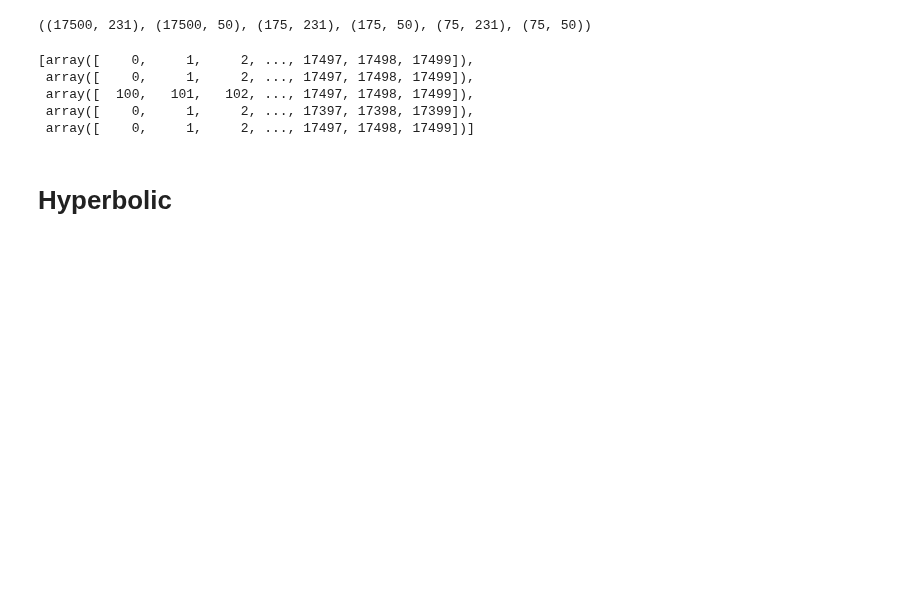
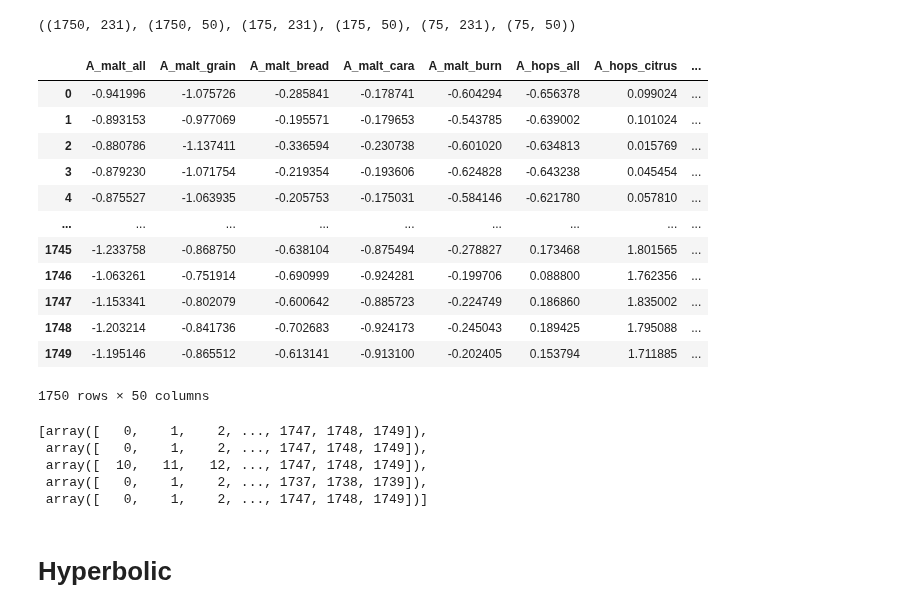
Before and after one commit to Rory-Dam/master_thesis, a Jupyter notebook: beer/general_param_search.ipynb, the cells around one changed output. Cells and saved outputs as stored; diff of their text form; code cells hidden in the pictures; blank space fills up the shorter version.

Commit message:
beer stuff

```diff
--- a/beer/general_param_search.ipynb
+++ b/beer/general_param_search.ipynb
@@ -23,8 +23,8 @@ import sys
 sys.path.append('../')
 import util
 # %%
-df_train_X = pd.read_csv('../data/beer_features_train_samples.csv', index_col=0)
-df_train_y = pd.read_csv('../data/beer_labels_panel_train_samples.csv', index_col=0)
+df_train_X = pd.read_csv('../data/beer_features_train_samples_small.csv', index_col=0)
+df_train_y = pd.read_csv('../data/beer_labels_panel_train_samples_small.csv', index_col=0)
 df_val_X = pd.read_csv('../data/beer_features_train.csv', index_col=0)
 df_val_y = pd.read_csv('../data/beer_labels_panel_train.csv', index_col=0)
 df_test_X = pd.read_csv('../data/beer_features_test.csv', index_col=0)
@@ -39,7 +39,23 @@ test_y = df_test_y.values
 
 train_X.shape, train_y.shape, val_X.shape, val_y.shape, test_X.shape, test_y.shape
 # %% [output]
-((17500, 231), (17500, 50), (175, 231), (175, 50), (75, 231), (75, 50))
+((1750, 231), (1750, 50), (175, 231), (175, 50), (75, 231), (75, 50))
+# %%
+df_train_y
+# %% [output]
+|  | A_malt_all | A_malt_grain | A_malt_bread | A_malt_cara | A_malt_burn | A_hops_all | A_hops_citrus | ... |
+| 0 | -0.941996 | -1.075726 | -0.285841 | -0.178741 | -0.604294 | -0.656378 | 0.099024 | ... |
+| 1 | -0.893153 | -0.977069 | -0.195571 | -0.179653 | -0.543785 | -0.639002 | 0.101024 | ... |
+| 2 | -0.880786 | -1.137411 | -0.336594 | -0.230738 | -0.601020 | -0.634813 | 0.015769 | ... |
+| 3 | -0.879230 | -1.071754 | -0.219354 | -0.193606 | -0.624828 | -0.643238 | 0.045454 | ... |
+| 4 | -0.875527 | -1.063935 | -0.205753 | -0.175031 | -0.584146 | -0.621780 | 0.057810 | ... |
+| ... | ... | ... | ... | ... | ... | ... | ... | ... |
+| 1745 | -1.233758 | -0.868750 | -0.638104 | -0.875494 | -0.278827 | 0.173468 | 1.801565 | ... |
+| 1746 | -1.063261 | -0.751914 | -0.690999 | -0.924281 | -0.199706 | 0.088800 | 1.762356 | ... |
+| 1747 | -1.153341 | -0.802079 | -0.600642 | -0.885723 | -0.224749 | 0.186860 | 1.835002 | ... |
+| 1748 | -1.203214 | -0.841736 | -0.702683 | -0.924173 | -0.245043 | 0.189425 | 1.795088 | ... |
+| 1749 | -1.195146 | -0.865512 | -0.613141 | -0.913100 | -0.202405 | 0.153794 | 1.711885 | ... |
+1750 rows × 50 columns
 # %%
 FOLDS = 5
 NUM_SAMPLE_TYPES = len(val_X)
@@ -81,11 +97,11 @@ val_indices, train_indices = util.get_fold_indices_rand(NUM_SAMPLE_TYPES, NUM_SA
 train_indices
 # print(FOLD_INDICES)
 # %% [output]
-[array([    0,     1,     2, ..., 17497, 17498, 17499]),
- array([    0,     1,     2, ..., 17497, 17498, 17499]),
- array([  100,   101,   102, ..., 17497, 17498, 17499]),
- array([    0,     1,     2, ..., 17397, 17398, 17399]),
- array([    0,     1,     2, ..., 17497, 17498, 17499])]
+[array([   0,    1,    2, ..., 1747, 1748, 1749]),
+ array([   0,    1,    2, ..., 1747, 1748, 1749]),
+ array([  10,   11,   12, ..., 1747, 1748, 1749]),
+ array([   0,    1,    2, ..., 1737, 1738, 1739]),
+ array([   0,    1,    2, ..., 1747, 1748, 1749])]
 # %%
 # Define custom PyTorch dataset
 class CustomDataset(Dataset):
```
Also changed, not shown: parts of 5 cells of this notebook, 9 other files.
